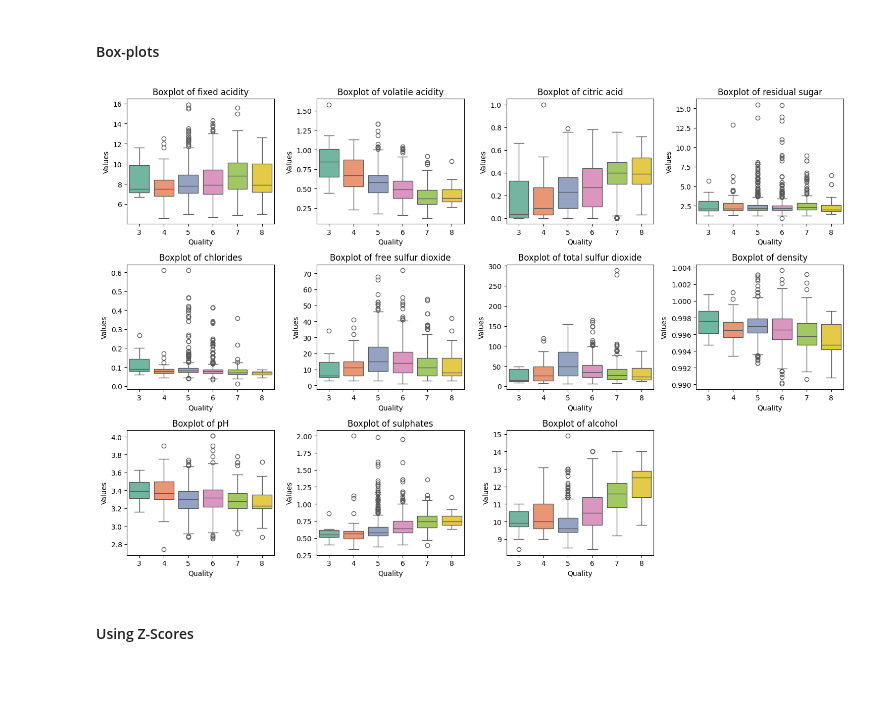
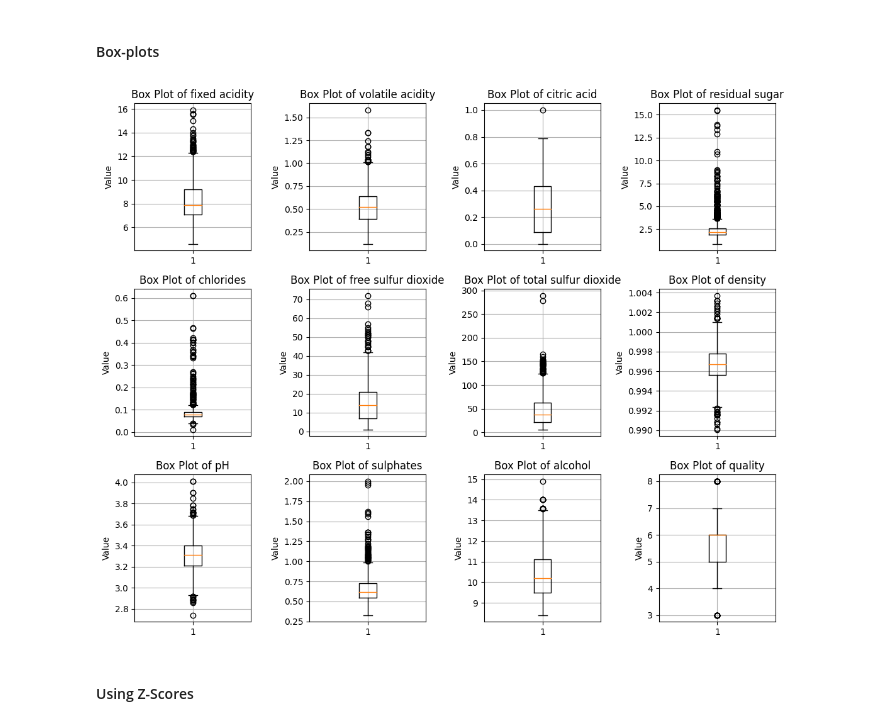
Before and after one commit to ChamikaRohan/Machine-Learning-based-Red-Wine-Quality-Prediction, a Jupyter notebook: Red_Wine_Quality_Prediction_Model.ipynb, the cells around one changed output. Drawn from its saved outputs; the diff is of its cells as text; code cells hidden in the pictures; blank space fills up the shorter version.

```diff
--- a/Red_Wine_Quality_Prediction_Model.ipynb
+++ b/Red_Wine_Quality_Prediction_Model.ipynb
@@ -198,28 +199,32 @@ Dataset shape:  (1359, 12)
 ### Detecting Outliers
 # %% [markdown]
 #### Box-plots
-# %%
-#Here creating a grid of subplots for each feature
-fig, axes = plt.subplots(nrows=3, ncols=4, figsize=(15, 10))
-
-#Flatten the axes array
-axes = axes.flatten()
-
-#Loop through each feature (excluding the last 'quality' column) and create boxplot for each feature
-for i, col in enumerate(dataset.columns[:-1]):  # Exclude the last column 'quality'
-    sns.boxplot(x='quality', y=col, data=dataset, ax=axes[i], palette='Set2', hue='quality', legend=False)
-    axes[i].set_title(f'Boxplot of {col}')
-    axes[i].set_xlabel('Quality')
-    axes[i].set_ylabel('Values')
-
-# Remove the last subplot 'quality'
-fig.delaxes(axes[-1])
-
-#Adjust layout and display the box plots
-plt.tight_layout()
-plt.show()
-# %% [output]
-[figure, removed]
+# %%
+#Getting the columns list
+columns = dataset.columns
+
+#Here Defining the number of columns for subplots
+num_cols = 4  # Number of columns per row, adjust as needed
+
+#Here calculating the number of rows needed
+num_rows = -(-len(columns) // num_cols)
+
+#Here creating the figure with multiple columns for box plots
+fig = plt.figure(figsize=(11, 9))
+
+#Iterate through each column and create a box plot using a for loop
+for i, column in enumerate(columns):
+    ax = fig.add_subplot(num_rows, num_cols, i+1)
+    ax.boxplot(dataset[column])
+    ax.set_title("Box Plot of " + column)
+    ax.set_ylabel("Value")
+    ax.grid(True)
+
+#Here adjusting layout and displaying the plots
+plt.tight_layout()
+plt.show()
+# %% [output]
+[figure, added]
 # %% [markdown]
 #### Using Z-Scores
 # %%
```
Also changed, not shown: parts of 30 cells of this notebook.
